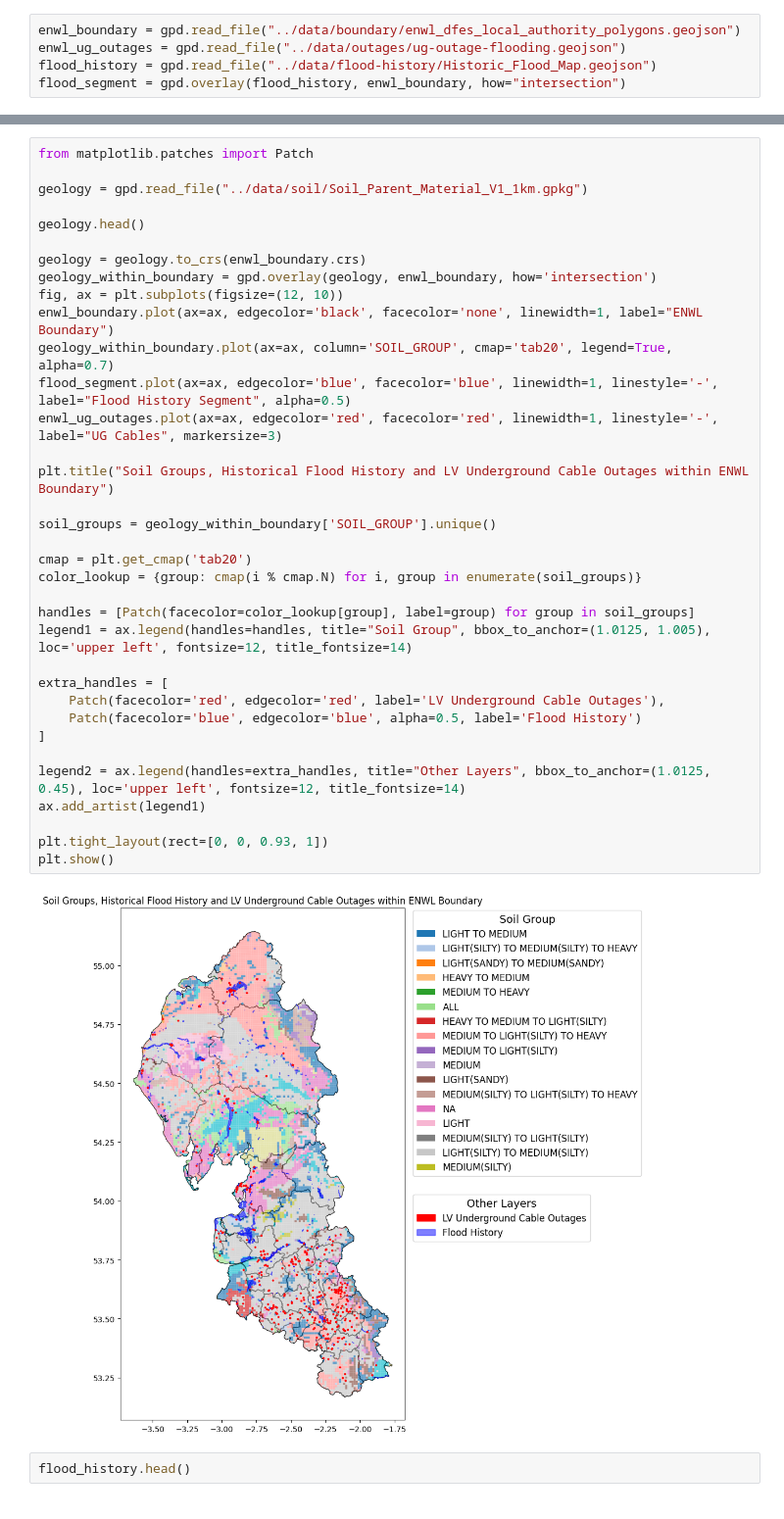
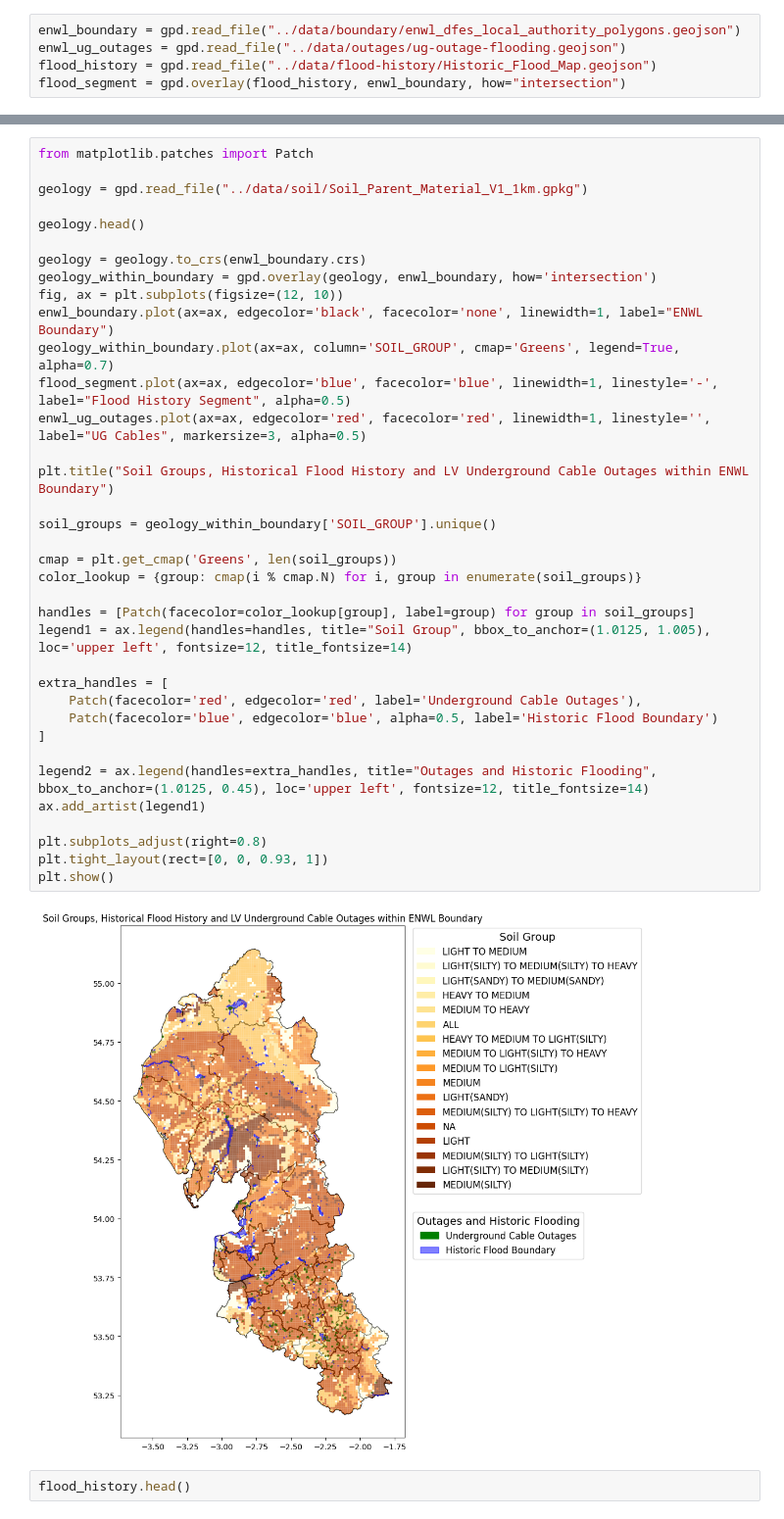
Before and after one commit to neilpaulmartin/geospatial-flooding, a Jupyter notebook: notebooks/geospatial-analysis.ipynb, the cells around one changed output, grey strips where cells are left out. Shown at 98% size. Cells and saved outputs as stored; diff of their text form.

Commit message:
changed colourmap to greens

```diff
--- a/notebooks/geospatial-analysis.ipynb
+++ b/notebooks/geospatial-analysis.ipynb
@@ -29,40 +16,41 @@ See: https://matplotlib.org/stable/tutorials/intermediate/legend_guide.html#impl
 # %%
 from matplotlib.patches import Patch
 
 geology = gpd.read_file("../data/soil/Soil_Parent_Material_V1_1km.gpkg")
 
 geology.head()
 
 geology = geology.to_crs(enwl_boundary.crs)
 geology_within_boundary = gpd.overlay(geology, enwl_boundary, how='intersection')
 fig, ax = plt.subplots(figsize=(12, 10))
 enwl_boundary.plot(ax=ax, edgecolor='black', facecolor='none', linewidth=1, label="ENWL Boundary")
-geology_within_boundary.plot(ax=ax, column='SOIL_GROUP', cmap='tab20', legend=True, alpha=0.7)
+geology_within_boundary.plot(ax=ax, column='SOIL_GROUP', cmap='Greens', legend=True, alpha=0.7)
 flood_segment.plot(ax=ax, edgecolor='blue', facecolor='blue', linewidth=1, linestyle='-', label="Flood History Segment", alpha=0.5)
-enwl_ug_outages.plot(ax=ax, edgecolor='red', facecolor='red', linewidth=1, linestyle='-', label="UG Cables", markersize=3)
+enwl_ug_outages.plot(ax=ax, edgecolor='red', facecolor='red', linewidth=1, linestyle='', label="UG Cables", markersize=3, alpha=0.5)
 
 plt.title("Soil Groups, Historical Flood History and LV Underground Cable Outages within ENWL Boundary")
 
 soil_groups = geology_within_boundary['SOIL_GROUP'].unique()
 
-cmap = plt.get_cmap('tab20')
+cmap = plt.get_cmap('Greens', len(soil_groups))
 color_lookup = {group: cmap(i % cmap.N) for i, group in enumerate(soil_groups)}
 
 handles = [Patch(facecolor=color_lookup[group], label=group) for group in soil_groups]
 legend1 = ax.legend(handles=handles, title="Soil Group", bbox_to_anchor=(1.0125, 1.005), loc='upper left', fontsize=12, title_fontsize=14)
 
 extra_handles = [
-    Patch(facecolor='red', edgecolor='red', label='LV Underground Cable Outages'),
-    Patch(facecolor='blue', edgecolor='blue', alpha=0.5, label='Flood History')
+    Patch(facecolor='red', edgecolor='red', label='Underground Cable Outages'),
+    Patch(facecolor='blue', edgecolor='blue', alpha=0.5, label='Historic Flood Boundary')
 ]
 
-legend2 = ax.legend(handles=extra_handles, title="Other Layers", bbox_to_anchor=(1.0125, 0.45), loc='upper left', fontsize=12, title_fontsize=14)
+legend2 = ax.legend(handles=extra_handles, title="Outages and Historic Flooding", bbox_to_anchor=(1.0125, 0.45), loc='upper left', fontsize=12, title_fontsize=14)
 ax.add_artist(legend1)
 
+plt.subplots_adjust(right=0.8)
 plt.tight_layout(rect=[0, 0, 0.93, 1])
 plt.show()
 # %% [output]
-[figure, old version]
+[figure, new version]
 # %%
 flood_history.head()
 # %% [output]
```
Also changed, not shown: parts of 3 cells of this notebook.
